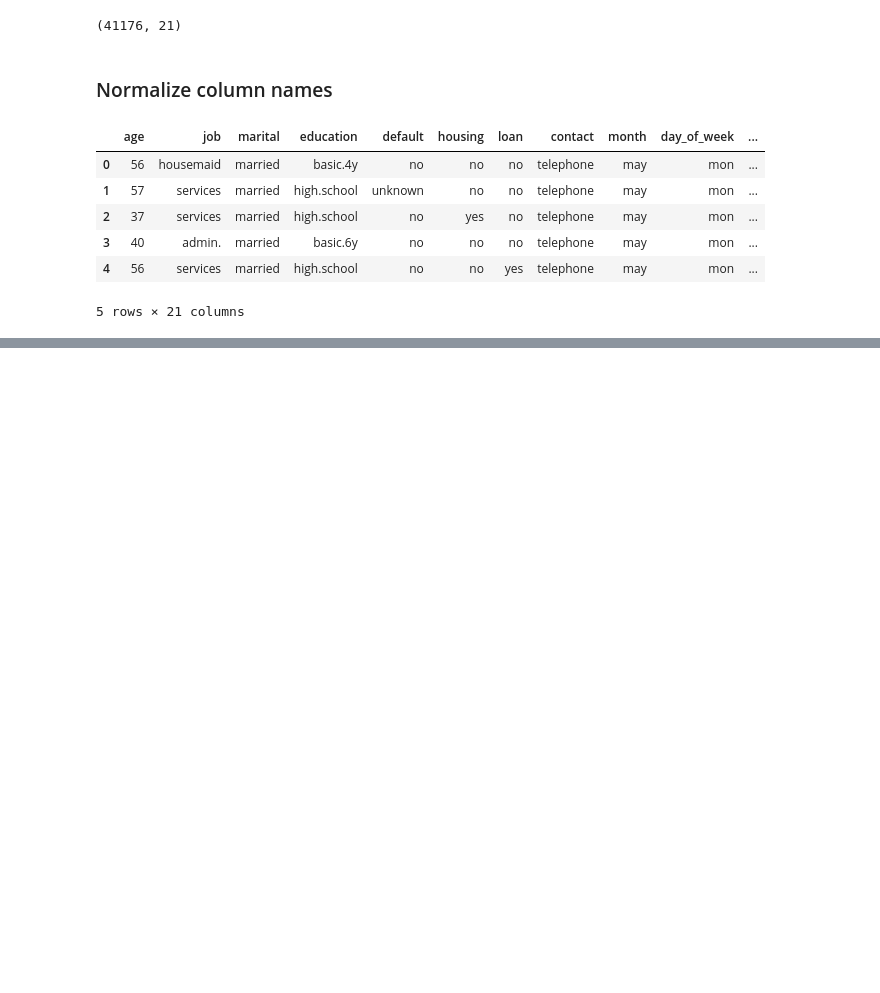
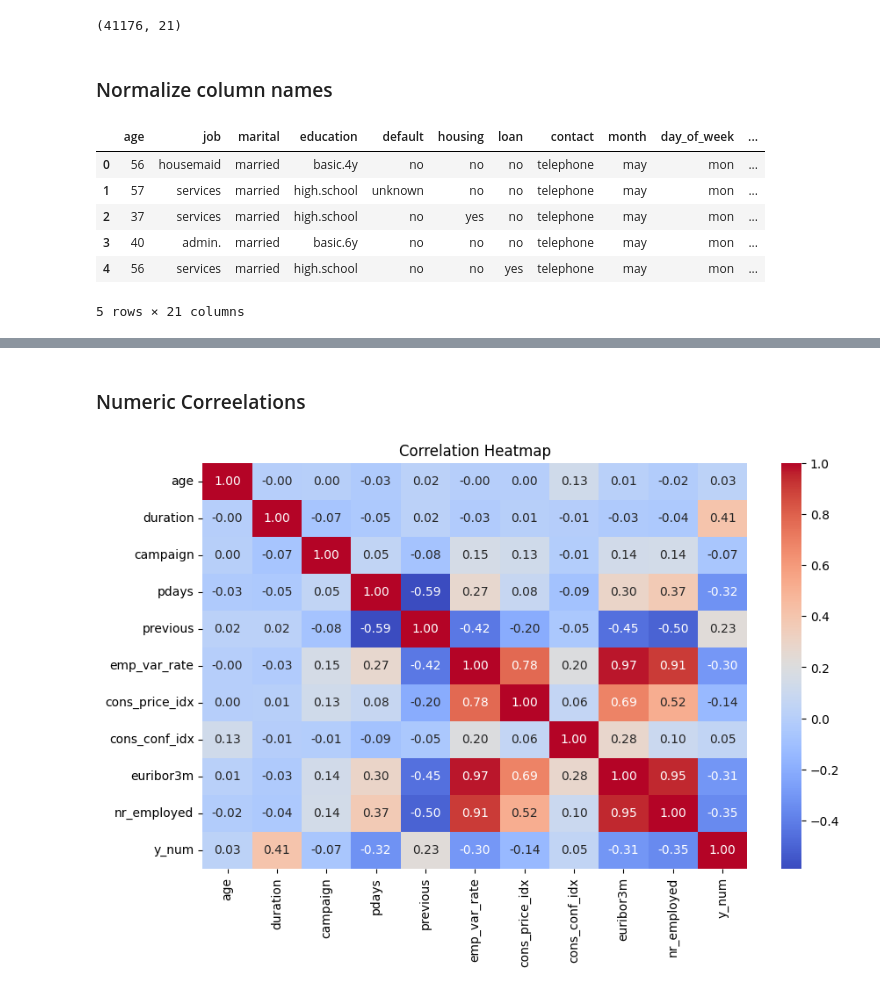
Before and after one commit to msalaverri/logistic-regression-msalaverri, a Jupyter notebook: src/explore.ipynb, the cells around one changed output, grey strips where cells are left out. Drawn from its saved outputs; the diff is of its cells as text; code cells hidden in the pictures; blank space fills up the shorter version.

```diff
--- a/src/explore.ipynb
+++ b/src/explore.ipynb
@@ -157,3 +240,15 @@ df.head()
+# %% [markdown]
+### Numeric Correelations
+# %%
+df_corr = df.copy()
+df_corr['y_num'] = (df_corr['y']=='yes').astype(int)
+
+plt.figure(figsize=(10,6))
+sns.heatmap(df_corr[num_cols+['y_num']].corr(), annot=True, cmap='coolwarm', fmt=".2f")
+plt.title("Correlation Heatmap")
+plt.show()
+# %% [output]
+[figure, added]
 # %%
 df.describe()
 # %% [output]
```
Also changed, not shown: parts of 11 cells of this notebook.
